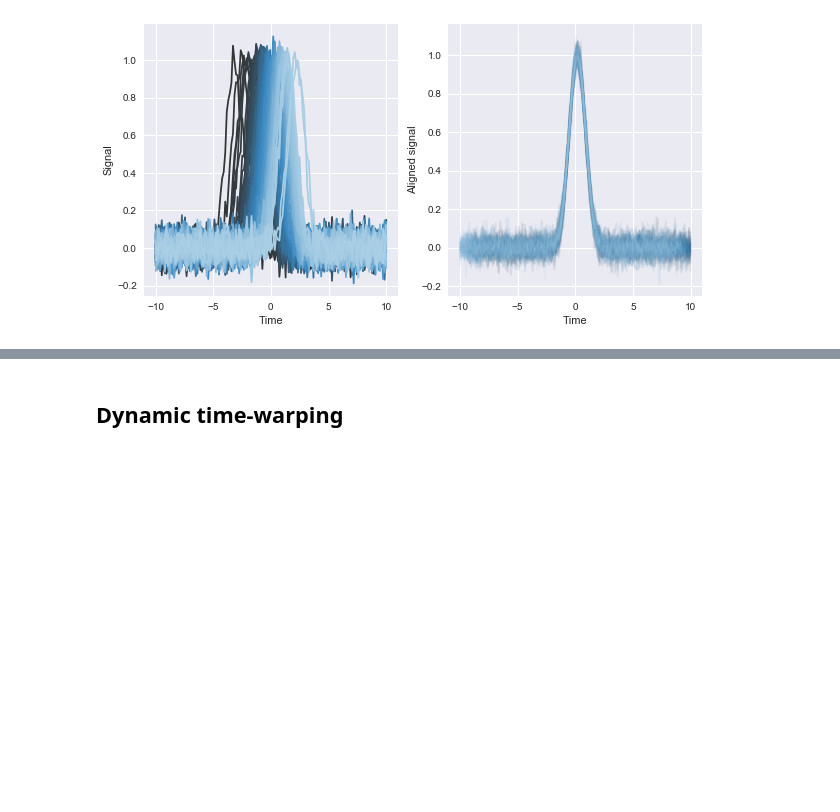
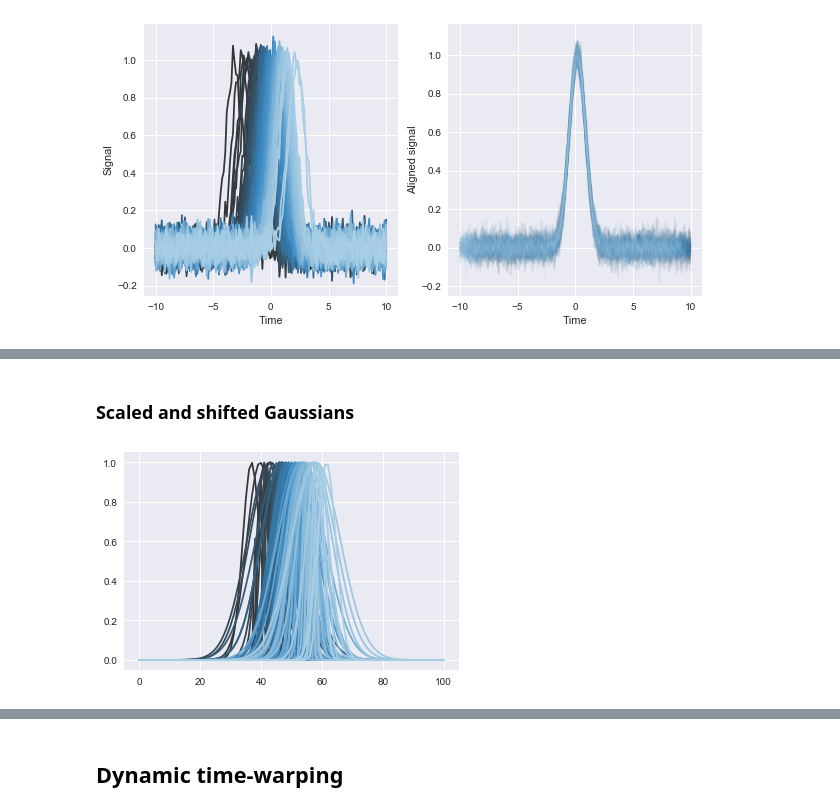
Before and after one commit to lmn93beo/twPCA-Neural-Analysis, a Jupyter notebook: twpca_neural_analysis.ipynb, the cells around one changed output, grey strips where cells are left out. Cells and saved outputs as stored; diff of their text form; code cells hidden in the pictures; blank space fills up the shorter version.

```diff
--- a/twpca_neural_analysis.ipynb
+++ b/twpca_neural_analysis.ipynb
@@ -83,15 +112,22 @@ plt.plot(data_gauss[2][:,:,0].T);
+# %% [markdown]
+### Scaled and shifted Gaussians
 # %%
-t = np.linspace(-10, 10, 150)
-np.random.seed(1235)
+t = np.linspace(-10, 10, 101)
+np.random.seed(1231)
 nsamples = 100
 jitters = np.random.randn(nsamples)
-scale_jitters = np.random.randn(nsamples)
+scale_jitters = np.abs(np.random.normal(size=nsamples))
 
 sort_jitters = np.sort(jitters)
 
 array = [gauss_fun(t, t0, sigma) for t0, sigma in zip(sort_jitters, scale_jitters)]
 all_obs = np.vstack(array)
 
 # Add noise
 #noise = np.random.normal(scale=0.05, size=all_obs.shape)
 #all_obs += noise
+
+with sns.color_palette('Blues_d', 100):
+    plt.plot(all_obs[:,].T);
+# %% [output]
+[figure, added]
```
Also changed, not shown: parts of 15 cells of this notebook.
